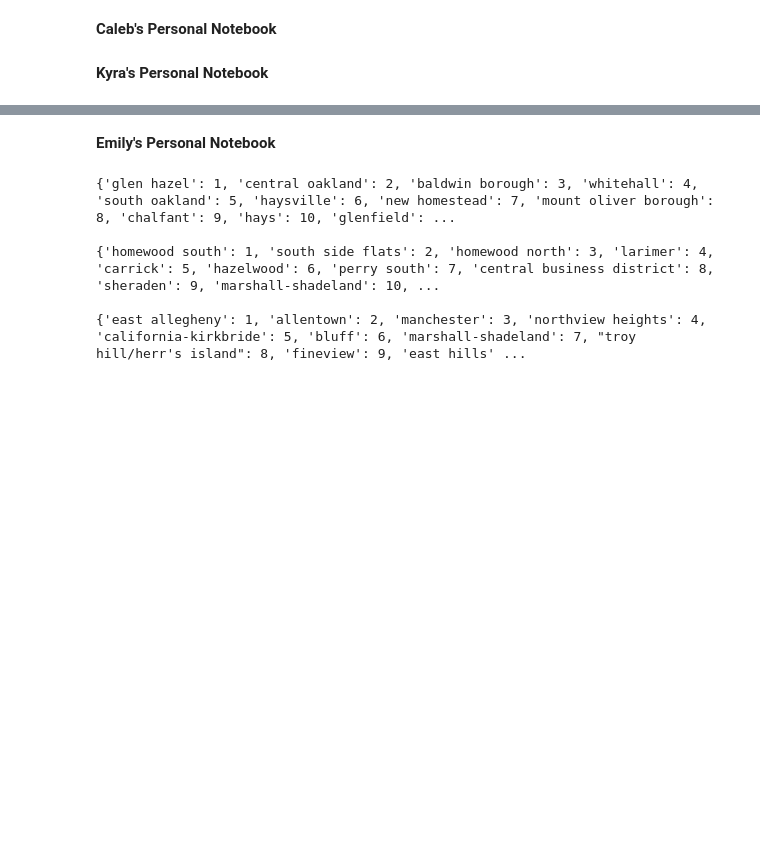
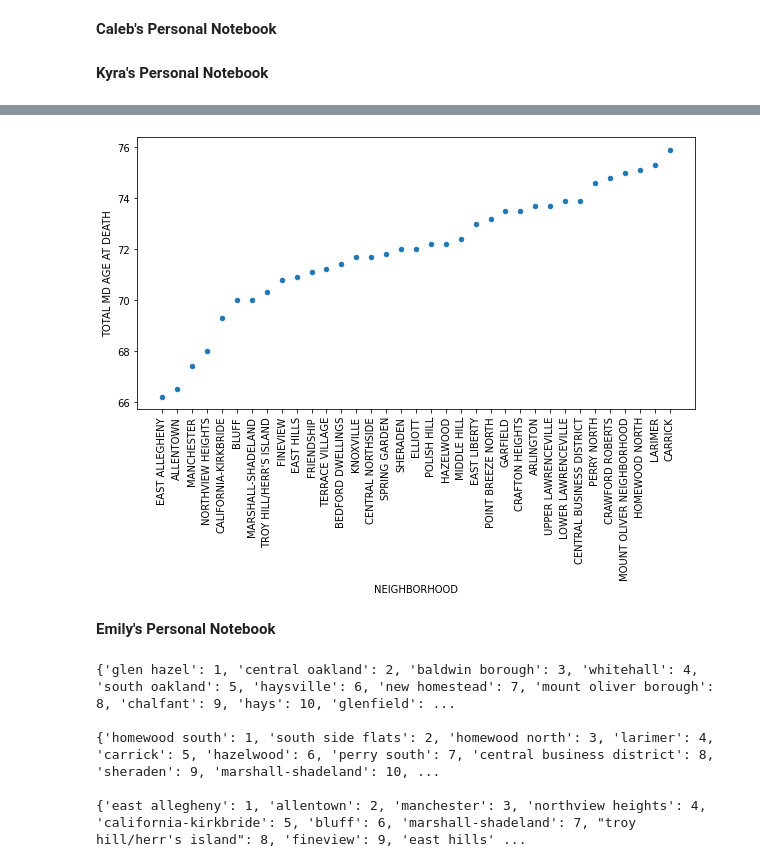
Before and after one commit to CalTsai77/Python-Data-Analysis-with-pandas-, a Jupyter notebook: final.ipynb, the cells around one changed output, grey strips where cells are left out. Drawn from its saved outputs; the diff is of its cells as text; code cells hidden in the pictures; blank space fills up the shorter version.

```diff
--- a/final.ipynb
+++ b/final.ipynb
@@ -20,3 +24,17 @@ import matplotlib.pyplot as plt
 **Caleb's Personal Notebook**
 # %% [markdown]
 **Kyra's Personal Notebook**
+# %%
+death = pd.read_csv("https://data.wprdc.org/dataset/ee735209-4de7-4ea4-b446-bf0f0f6d9cb3/resource/c2e1500a-a12a-4e91-be94-76c6a892b7e2/download/nhoodmedianage20112015.csv")
+quantity_bool = []
+death_total = death["TOTALdeaths*"]
+for length in death_total:
+    if length > 24:
+        quantity_bool.append(True)
+    else:
+        quantity_bool.append(False)
+is_over_tf = pd.Series(quantity_bool)
+big_death = death[is_over_tf]
+big_death = big_death.sort_values("TOTAL MD AGE AT DEATH", ascending = True)
+big_death_top35 = big_death[0:35]
+big_death_top35.head()
@@ -23,3 +48,9 @@ import matplotlib.pyplot as plt
+# %%
+big_death_top35.plot.scatter(x="NEIGHBORHOOD", y="TOTAL MD AGE AT DEATH", figsize=(10,5))
+plt.xticks(rotation=90)
+plt.show()
+# %% [output]
+[figure, added]
 # %% [markdown]
 **Emily's Personal Notebook**
 # %%
```
Also changed, not shown: parts of 2 cells of this notebook, 1 other file.
